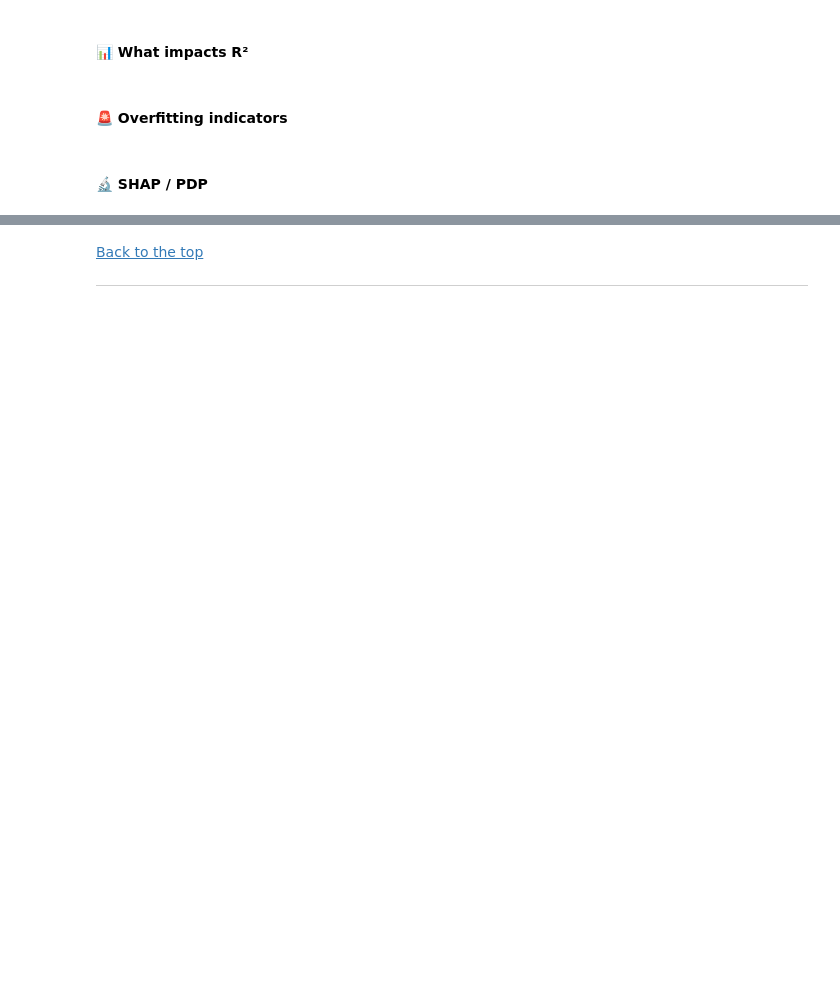
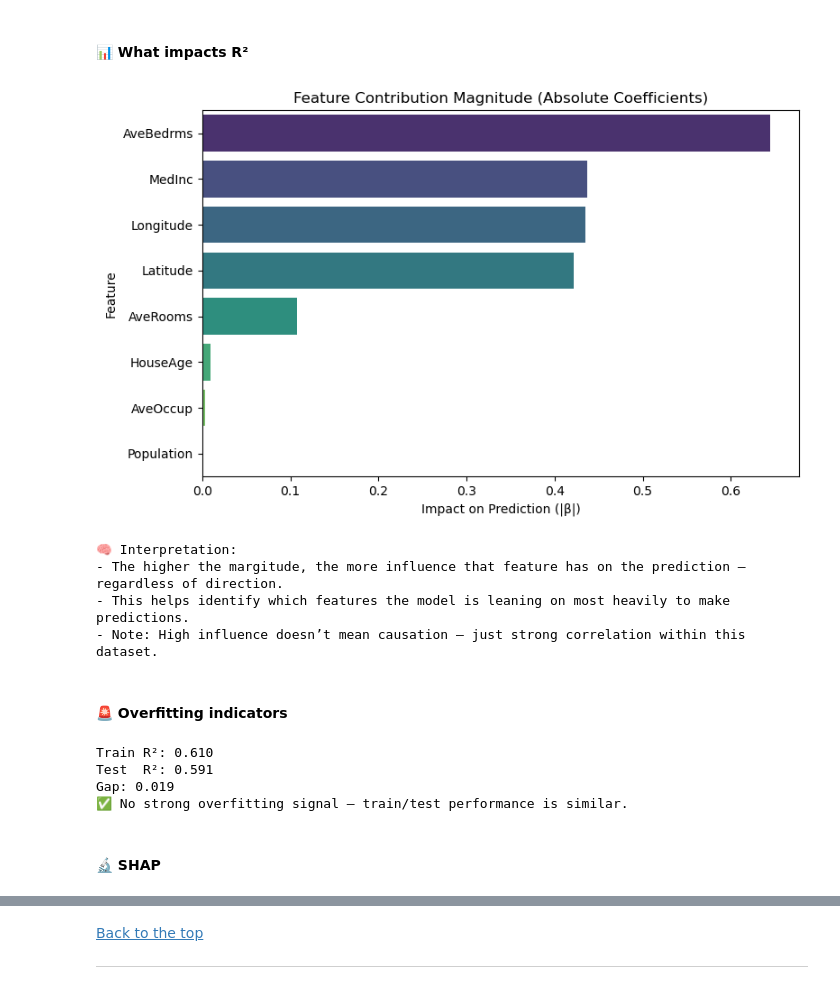
Before and after one commit to ashrithssreddy/ml-toolkit, a Jupyter notebook: Supervised_Learning/regression.ipynb, the cells around one changed output, grey strips where cells are left out. Saved outputs shown, nothing was run; the diff lists cells and outputs as text; code cells hidden in the pictures; blank space fills up the shorter version.

```diff
--- a/Supervised_Learning/regression.ipynb
+++ b/Supervised_Learning/regression.ipynb
@@ -358,3 +465,25 @@ ___
 # %% [markdown]
 <a id="coefficients"></a>
 #### 🔢 Coefficients
+# %%
+# View model coefficients
+coeff_df = pd.DataFrame({
+    "Feature": X.columns,
+    "Coefficient": lr.coef_
+}).sort_values(by="Coefficient", key=abs, ascending=False)
+
+# Identify most impactful positive and negative drivers
+top_positive = coeff_df.iloc[0]
+top_negative = coeff_df.iloc[coeff_df["Coefficient"].idxmin()]
+
+print("🧠 Interpretation Summary:")
+print(f"- 💡 '{top_positive['Feature']}' has the strongest positive effect on {target_col} (for a unit increase).")
+print(f"- 🔻 '{top_negative['Feature']}' has the strongest negative effect on {target_col} (for a unit increase).")
+
+# Optional threshold for low-impact features
+low_impact = coeff_df[coeff_df["Coefficient"].abs() < 0.01]["Feature"].tolist()
+if low_impact:
+    print(f"- 💤 Features like {', '.join(low_impact)} have **minimal predictive power** in this model.")
+
+
+coeff_df
@@ -364,9 +544,51 @@ ___
 # %% [markdown]
 <a id="r2-factors"></a>
 #### 📊 What impacts R²
+# %%
+# Bar plot of absolute coefficients to show feature impact on variance explained
+plt.figure(figsize=(8, 5))
+sns.barplot(
+    x=coeff_df["Coefficient"].abs(),
+    y=coeff_df["Feature"],
+    palette="viridis"
+)
+plt.title("Feature Contribution Magnitude (Absolute Coefficients)")
+plt.xlabel("Impact on Prediction (|β|)")
+plt.ylabel("Feature")
+plt.tight_layout()
+plt.show()
+
+# Business interpretation
+print("🧠 Interpretation:")
+print("- The higher the margitude, the more influence that feature has on the prediction — regardless of direction.")
+print("- This helps identify which features the model is leaning on most heavily to make predictions.")
+print("- Note: High influence doesn’t mean causation — just strong correlation within this dataset.")
+# %% [output]
+[figure, added]
+🧠 Interpretation:
+- The higher the margitude, the more influence that feature has on the prediction — regardless of direction.
+- This helps identify which features the model is leaning on most heavily to make predictions.
+- Note: High influence doesn’t mean causation — just strong correlation within this dataset.
 # %% [markdown]
 <a id="overfitting"></a>
 #### 🚨 Overfitting indicators
+# %%
+# Quick check: Train vs Test R²
+print(f"Train R²: {r2_score(y_train, y_train_pred):.3f}")
+print(f"Test  R²: {r2_score(y_test, y_test_pred):.3f}")
+
+gap = r2_score(y_train, y_train_pred) - r2_score(y_test, y_test_pred)
+print(f"Gap: {gap:.3f}")
+
+if gap > 0.1:
+    print("⚠️ Likely overfitting — model performs much better on training data.")
+else:
+    print("✅ No strong overfitting signal — train/test performance is similar.")
+# %% [output]
+Train R²: 0.610
+Test  R²: 0.591
+Gap: 0.019
+✅ No strong overfitting signal — train/test performance is similar.
 # %% [markdown]
 <a id="shap"></a>
-#### 🔬 SHAP / PDP
+#### 🔬 SHAP
```
Also changed, not shown: parts of 35 cells of this notebook.
